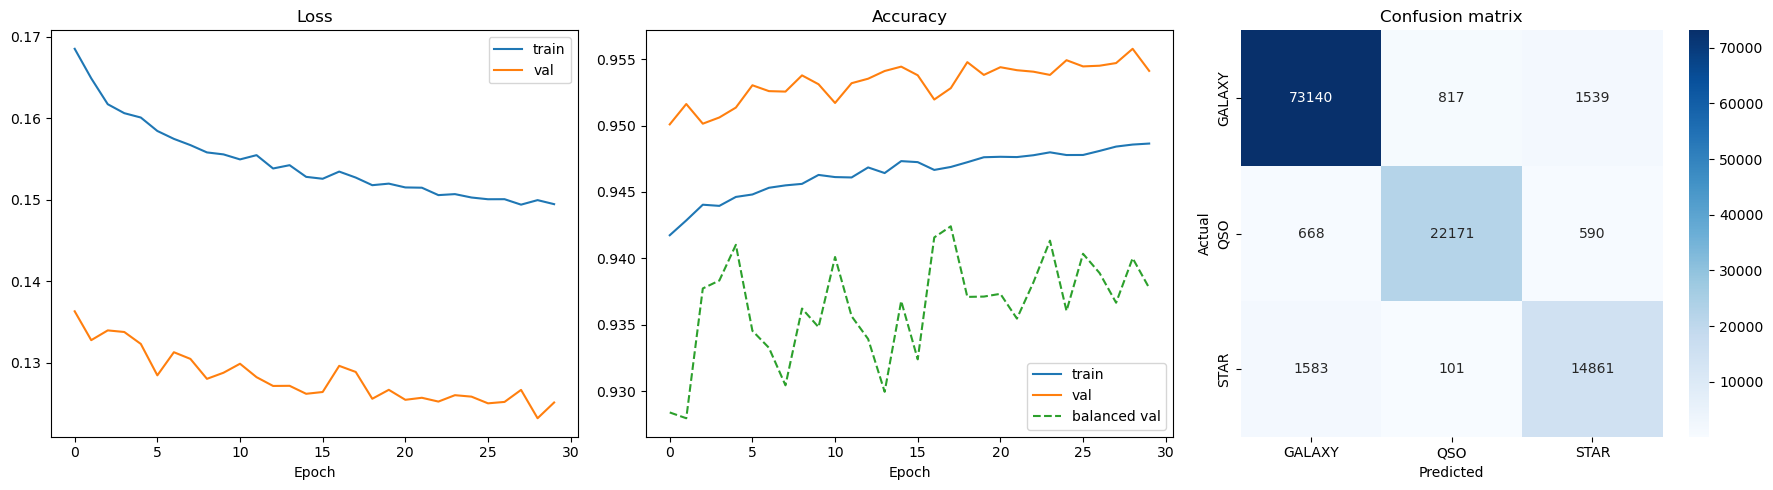
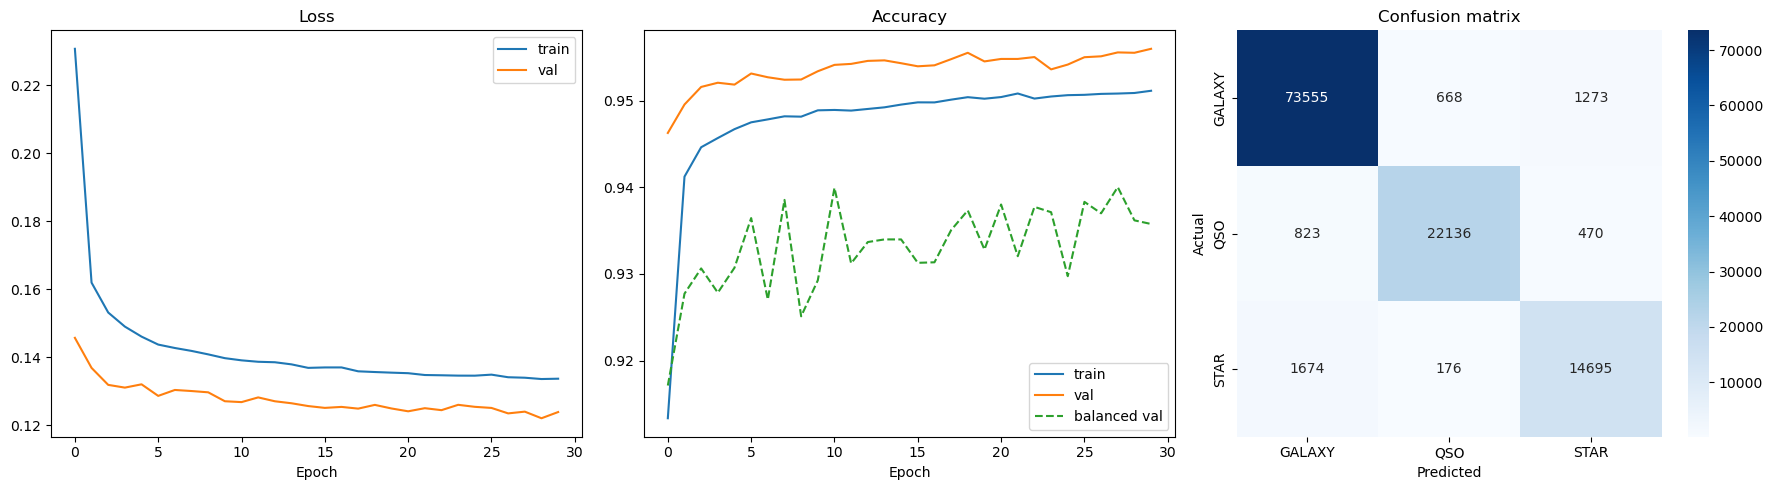
The notebook cell's code change between the first figure and the second:
--- before
+++ after
@@ -23,3 +23,8 @@
 
 plt.tight_layout()
+plt.savefig(
+    "images/results.png",
+    dpi=300,
+    bbox_inches="tight"
+)
 plt.show()

Commit: Add training script, results visualization, and documentation